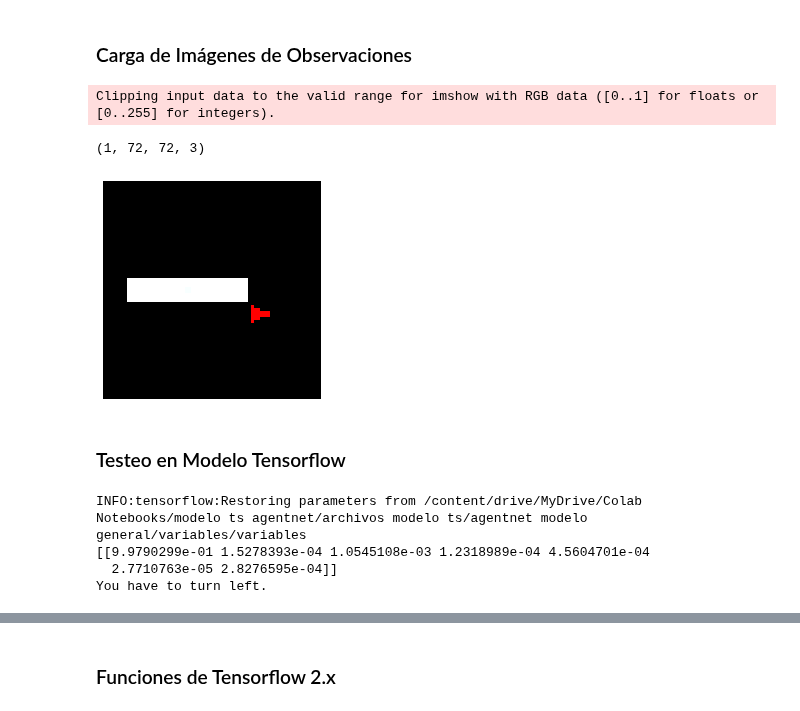
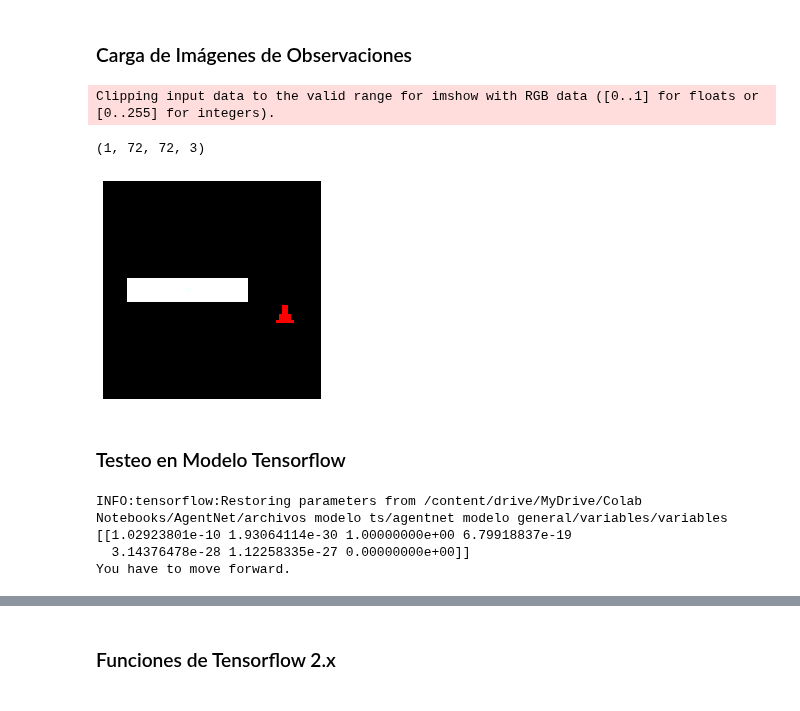
Before and after one commit to matpg/RL-Agent-for-Unreal-Engine, a Jupyter notebook: script_pruebas_tensorflow.ipynb, the cells around one changed output, grey strips where cells are left out. Cells and saved outputs as stored; diff of their text form; code cells hidden in the pictures.

```diff
--- a/script_pruebas_tensorflow.ipynb
+++ b/script_pruebas_tensorflow.ipynb
@@ -114,36 +117,36 @@ print_images(image_to_plt)
     43 - 63
   EP4:
     64 - 81
   EP5:
     82 - 99
 
 '''
 
 def obs_route(obsdnumpy_folder, number_ob):
-  file = "/content/drive/MyDrive/Colab Notebooks/modelo ts agentnet/archivos de observaciones/obsnumpy"+str(obsdnumpy_folder)+"/obs_array("+str(number_ob)+").npy"
+  file = "/content/drive/MyDrive/Colab Notebooks/AgentNet/archivos de observaciones/obsnumpy"+str(obsdnumpy_folder)+"/obs_array("+str(number_ob)+").npy"
   obs = np.load(file)
   # print(obs)
   print(obs.shape)
   # np.reshape(obs, newshape=[72, 72, 3])
   obs_img = obs[0]
   return obs, obs_img
 
 n_folder = 6
 
-image_test_index = 71
+image_test_index =73
 image_to_test, image_to_plt  = obs_route(n_folder, image_test_index)
 
 def print_images(image):
   #image *= 255
   plt.imshow(image)
   plt.axis('off')
 
 
 print_images(image_to_plt)
 # %% [output]
 Clipping input data to the valid range for imshow with RGB data ([0..1] for floats or [0..255] for integers).
 (1, 72, 72, 3)
-[figure, old version]
+[figure, new version]
 # %% [markdown]
 ### Testeo en Modelo Tensorflow
 # %%
@@ -153,9 +156,9 @@ Clipping input data to the valid range for imshow with RGB data ([0..1] for floa
   INPUT: N, 72, 72, 3
 '''
 # MODELO PARA ENTORNOS GENERALES
-path_model_1 = "/content/drive/MyDrive/Colab Notebooks/modelo ts agentnet/archivos modelo ts/agentnet modelo general"
+path_model_1 = "/content/drive/MyDrive/Colab Notebooks/AgentNet/archivos modelo ts/agentnet modelo general"
 # MODELO PARA ENTORNO SIMULADO DE UE4
-path_model_2 = "/content/drive/MyDrive/Colab Notebooks/modelo ts agentnet/archivos modelo ts/agentnet modelo simulado"
+path_model_2 = "/content/drive/MyDrive/Colab Notebooks/AgentNet/archivos modelo ts/agentnet modelo simulado"
 
 
 
@@ -179,10 +182,10 @@ with tf.Session(graph=tf.Graph()) as sess:
   if most_prob_action == 5 : print('You have to toggle/interact with object.')
   if most_prob_action == 6 : print('Scenario done.')
 # %% [output]
-INFO:tensorflow:Restoring parameters from /content/drive/MyDrive/Colab Notebooks/modelo ts agentnet/archivos modelo ts/agentnet modelo general/variables/variables
-[[9.9790299e-01 1.5278393e-04 1.0545108e-03 1.2318989e-04 4.5604701e-04
-  2.7710763e-05 2.8276595e-04]]
-You have to turn left.
+INFO:tensorflow:Restoring parameters from /content/drive/MyDrive/Colab Notebooks/AgentNet/archivos modelo ts/agentnet modelo general/variables/variables
+[[1.02923801e-10 1.93064114e-30 1.00000000e+00 6.79918837e-19
+  3.14376478e-28 1.12258335e-27 0.00000000e+00]]
+You have to move forward.
 # %% [markdown]
 ![imagen.png](embedded-picture-1)
 # %%
```
Also changed, not shown: parts of 2 cells of this notebook.
